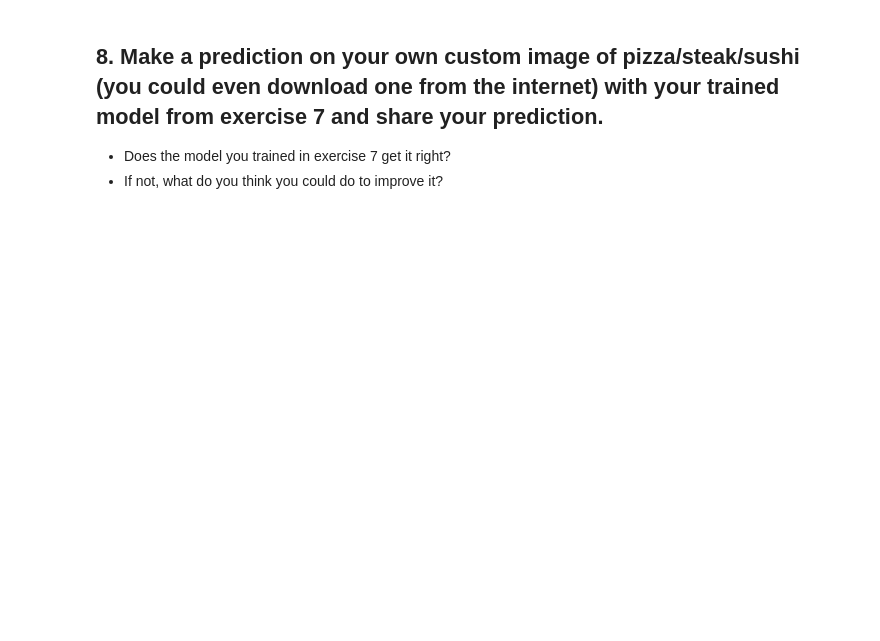
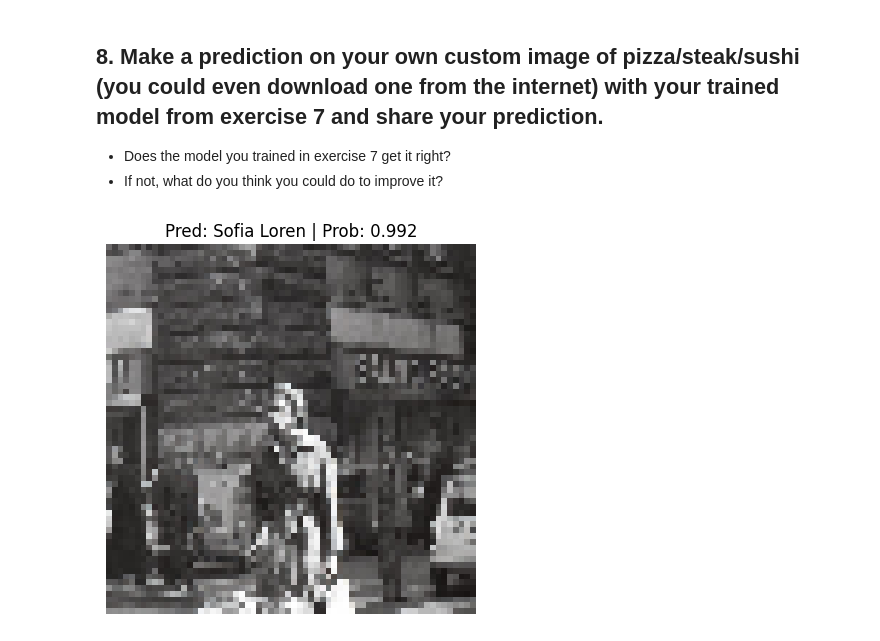
Before and after one commit to trnq-eu/learnpytorch, a Jupyter notebook: 04_pytorch_custom_datasets_exercises.ipynb, the cells around one changed output. Cells and saved outputs as stored; diff of their text form; code cells hidden in the pictures; blank space fills up the shorter version.

```diff
--- a/04_pytorch_custom_datasets_exercises.ipynb
+++ b/04_pytorch_custom_datasets_exercises.ipynb
@@ -400,3 +543,19 @@ In order to fix this, we'd have to introduce ways of preventing overfitting.
 # Double the number of hidden units and train for 20 epochs
 torch.manual_seed(42)
 torch.cuda.manual_seed(42)
+
+model_0 = tiny_VGG(input_shape = 3,
+                   hidden_units = 20,
+                   output_shape = len(class_names)).to(device)
+
+loss_fn = nn.CrossEntropyLoss()
+optimizer = torch.optim.Adam(params = model_0.parameters(),
+                             lr=0.001)
+
+
+model_0_results = train(model = model_0,
+                        train_dataloader = train_dataloader,
+                        test_dataloader = test_dataloader,
+                        loss_fn = loss_fn,
+                        optimizer = optimizer,
+                        epochs=50)
@@ -469,3 +656,65 @@ torch.cuda.manual_seed(42)
 ## 8. Make a prediction on your own custom image of pizza/steak/sushi (you could even download one from the internet) with your trained model from exercise 7 and share your prediction.
 * Does the model you trained in exercise 7 get it right?
 * If not, what do you think you could do to improve it?
+# %%
+import torchvision
+from typing import Tuple, Dict, List
+
+custom_image_transform = transforms.Compose([
+    transforms.Resize((64, 64)),
+])
+
+custom_image_path = '/content/gdrive/MyDrive/DATI/Persone/Screenshot__resize.jpg'
+
+def pred_and_plot_image(model: torch.nn.Module,
+                        image_path: str,
+                        class_names: List[str] = None,
+                        transform = None,
+                        device: torch.device = device):
+  # 1. Load in image and convert the tensor values to float32
+  target_image = torchvision.io.read_image(str(image_path)).type(torch.float32)
+
+  # 2. Divide the image pixel values by 255 to get them between [0, 1]
+  target_image = target_image / 255
+
+  # 3. Transform if necessary
+  if transform:
+    target_image = transform(target_image)
+
+  # 4. Make sure the model is on the target device
+  model = model.to(device)
+
+  # 5. Turn on model evaluation mode and inference mode
+  model.eval()
+
+  with torch.inference_mode():
+    # Add an extra dimension to the image
+    target_image = target_image.unsqueeze(dim=0)
+
+    # Make a prediction on image with an extra dimension and send it to the target device
+    target_image_pred = model(target_image.to(device))
+
+    # 6. Convert logits -> prediction probabilities (using torch.softmax() for multi-class classification)
+    target_image_pred_probs = torch.softmax(target_image_pred, dim=1)
+
+    # 7. Convert prediction probabilities -> Prediction labels
+    target_image_pred_label = torch.argmax(target_image_pred_probs, dim=1)
+
+    # 8. Plot the image alongside the prediction and prediction probability
+    plt.imshow(target_image.squeeze().permute(1,2,0))
+    if class_names:
+      title = f"Pred: {class_names[target_image_pred_label.cpu()]} | Prob: {target_image_pred_probs.max().cpu():.3f}"
+    else:
+      title = f"Pred: {target_image_pred_label} | Prob: {target_image_pred_probs.max().cpu():.3f}"
+    plt.title(title)
+    plt.axis(False)
+
+
+
+pred_and_plot_image(model=model_0,
+                    image_path=custom_image_path,
+                    class_names=class_names,
+                    transform = custom_image_transform,
+                    device=device)
+# %% [output]
+[figure, added]
```
Also changed, not shown: parts of 24 cells of this notebook.
